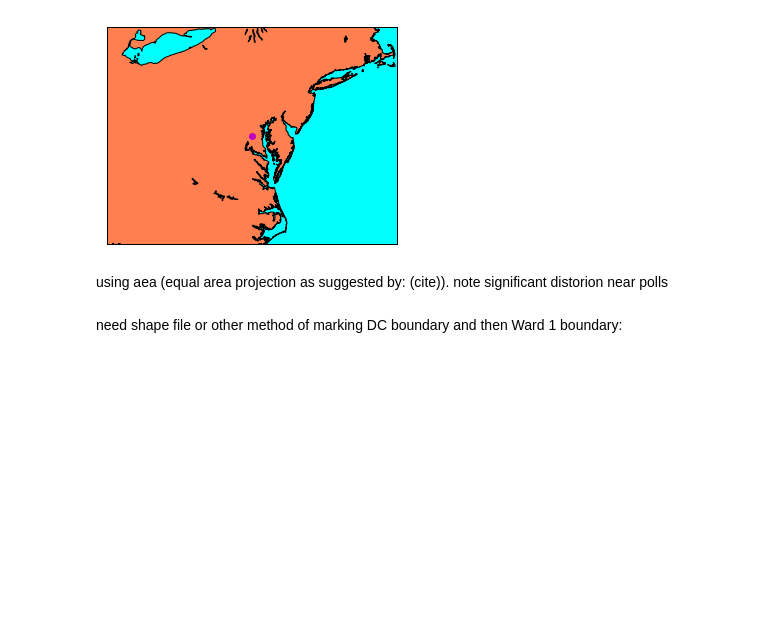
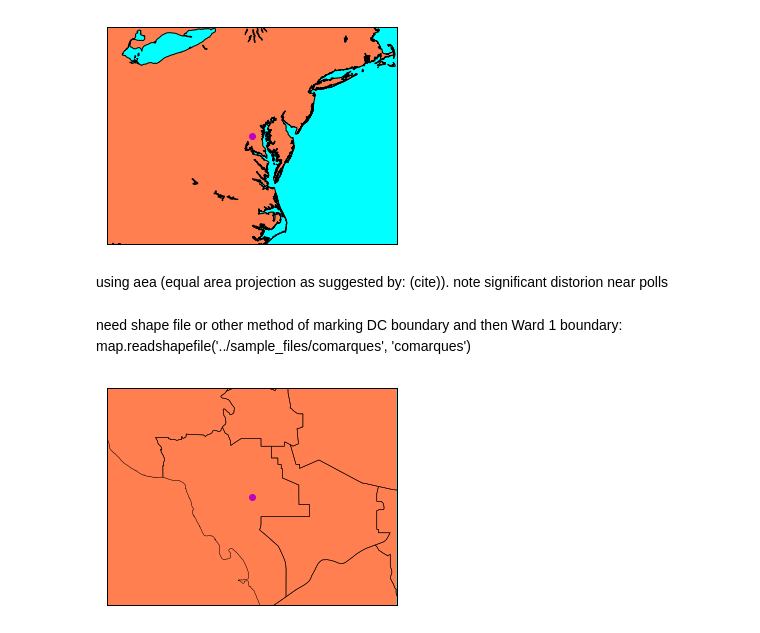
Before and after one commit to JustinCoker/DC_crime, a Jupyter notebook: Python Code/basemap_D.C..ipynb, the cells around one changed output. Cells and saved outputs as stored; diff of their text form; code cells hidden in the pictures; blank space fills up the shorter version.

Commit message:
basemap with ward shapefile zoomed to DC

```diff
--- a/Python Code/basemap_D.C..ipynb
+++ b/Python Code/basemap_D.C..ipynb
@@ -84,3 +84,22 @@ plt.show()
 using aea (equal area projection as suggested by: (cite)). note significant distorion near polls
 # %% [markdown]
 need shape file or other method of marking DC boundary and then Ward 1 boundary:
+map.readshapefile('../sample_files/comarques', 'comarques')
+# %%
+from mpl_toolkits.basemap import Basemap
+import matplotlib.pyplot as plt
+# setup Lambert Conformal basemap.
+# set resolution=None to skip processing of boundary datasets.
+map = Basemap(resolution= 'f',projection= 'aea',width=12000,height=9000,lat_1=45.,lat_2=55,lat_0= 38.8951100, lon_0= -77.0363700)
+map.drawcoastlines()
+map.drawmapboundary(fill_color= 'aqua') #fills map with aqua
+map.fillcontinents(color='coral', lake_color='aqua') #fills continents with coral and lakes with aqua
+
+x, y= map(-77.0363700, 38.8951100)
+map.plot(x, y, marker="o", color='m')
+
+map.readshapefile('D:\OneDrive - University of South Carolina - Moore School of Business\DC_crime\Data\Ward_from_2012\Ward_from_2012', 'ward_shapefile')
+
+plt.show()
+# %% [output]
+[figure, added]
```
Also changed, not shown: parts of 4 cells of this notebook, 7 other files.
